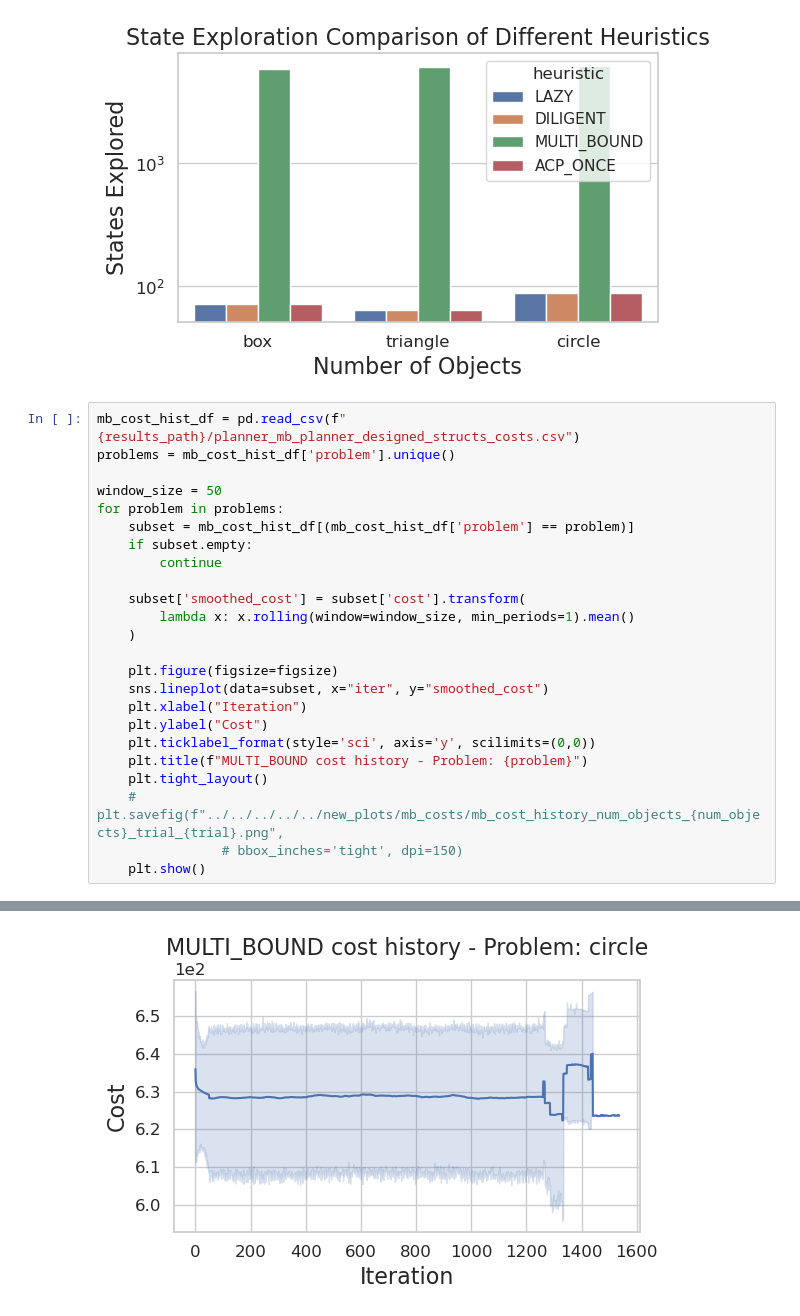
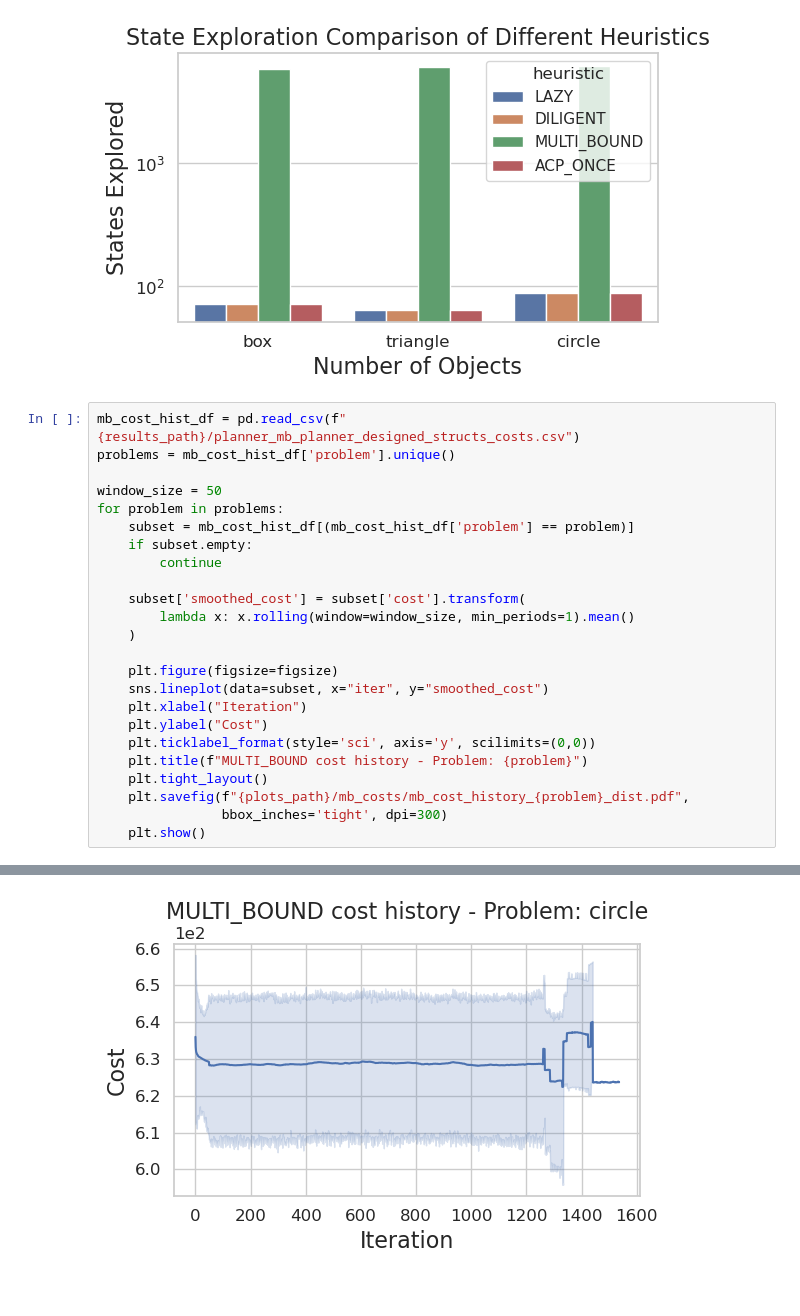
Before and after one commit to RareCentipede/modular_contruction_task_planner, a Jupyter notebook: modular_construction_task_planner/modular_construction_task_planner/scripts/plot_res.ipynb, the cells around one changed output, grey strips where cells are left out. Saved outputs shown, nothing was run; the diff lists cells and outputs as text.

```diff
--- a/modular_construction_task_planner/modular_construction_task_planner/scripts/plot_res.ipynb
+++ b/modular_construction_task_planner/modular_construction_task_planner/scripts/plot_res.ipynb
@@ -115,31 +121,31 @@ plt.show()
 # %%
 mb_cost_hist_df = pd.read_csv(f"{results_path}/planner_mb_planner_designed_structs_costs.csv")
 problems = mb_cost_hist_df['problem'].unique()
 
 window_size = 50
 for problem in problems:
     subset = mb_cost_hist_df[(mb_cost_hist_df['problem'] == problem)]
     if subset.empty:
         continue
 
     subset['smoothed_cost'] = subset['cost'].transform(
         lambda x: x.rolling(window=window_size, min_periods=1).mean()
     )
 
     plt.figure(figsize=figsize)
     sns.lineplot(data=subset, x="iter", y="smoothed_cost")
     plt.xlabel("Iteration")
     plt.ylabel("Cost")
     plt.ticklabel_format(style='sci', axis='y', scilimits=(0,0))
     plt.title(f"MULTI_BOUND cost history - Problem: {problem}")
     plt.tight_layout()
-    # plt.savefig(f"../../../../../new_plots/mb_costs/mb_cost_history_num_objects_{num_objects}_trial_{trial}.png",
-                # bbox_inches='tight', dpi=150)
+    plt.savefig(f"{plots_path}/mb_costs/mb_cost_history_{problem}_dist.pdf",
+                bbox_inches='tight', dpi=300)
     plt.show()
 # %% [output]
 [figure]
 [figure]
-[figure, old version]
+[figure, new version]
 # %%
 problems = mb_cost_hist_df['problem'].unique()
 trials = mb_cost_hist_df['trial_num'].unique()
```
Also changed, not shown: parts of 7 cells of this notebook, 1 other file.
